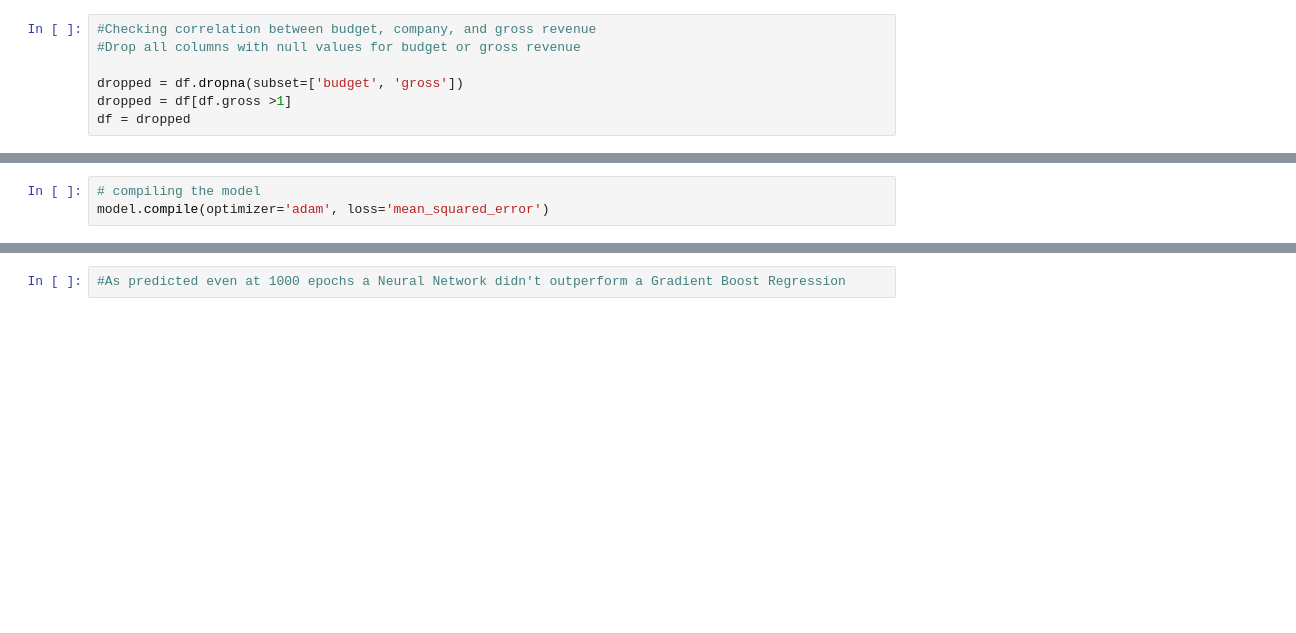
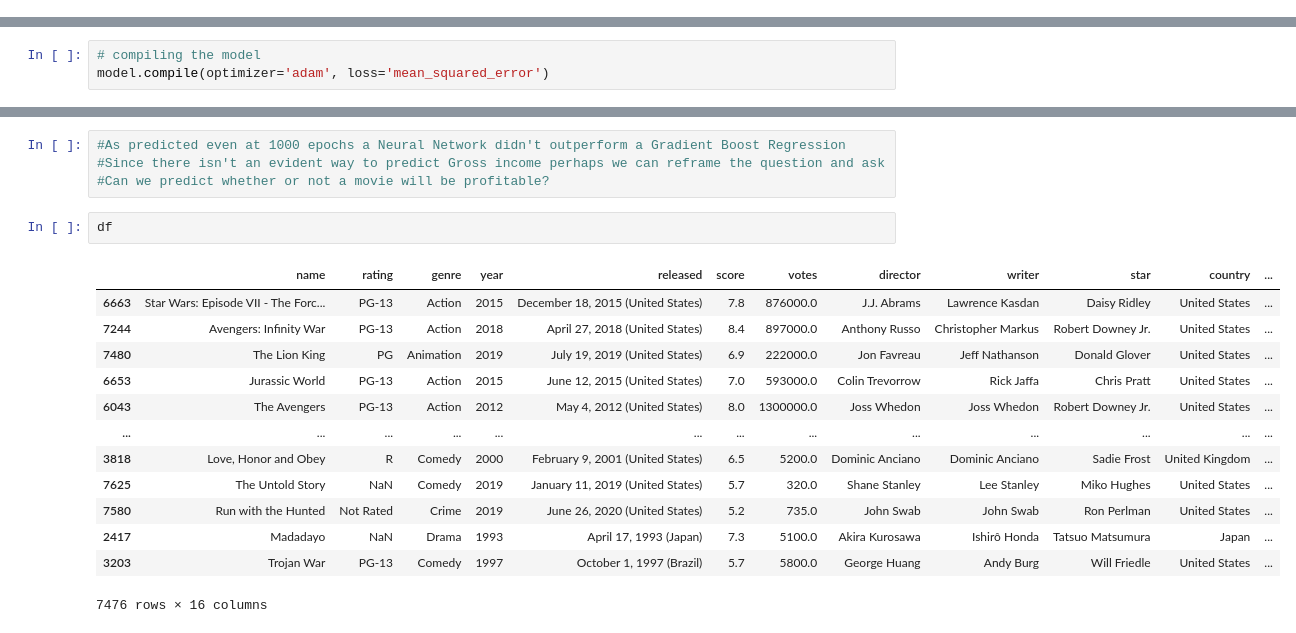
Before and after one commit to TrustyBeard/Python-Correlation, a Jupyter notebook: Python Code.ipynb, the cells around one changed output, grey strips where cells are left out. Cells and saved outputs as stored; diff of their text form; blank space fills up the shorter version.

```diff
--- a/Python Code.ipynb
+++ b/Python Code.ipynb
@@ -157,10 +152,3 @@ df.head()
-# %%
-#Checking correlation between budget, company, and gross revenue
-#Drop all columns with null values for budget or gross revenue
-
-dropped = df.dropna(subset=['budget', 'gross'])
-dropped = df[df.gross >1]
-df = dropped
 # %%
 #Scatter plot with budget and gross
 
@@ -473,2 +450,20 @@ MAE:  40131658.762389354
 # %%
 #As predicted even at 1000 epochs a Neural Network didn't outperform a Gradient Boost Regression
+#Since there isn't an evident way to predict Gross income perhaps we can reframe the question and ask
+#Can we predict whether or not a movie will be profitable?
+# %%
+df
+# %% [output]
+|  | name | rating | genre | year | released | score | votes | director | writer | star | country | ... |
+| 6663 | Star Wars: Episode VII - The Forc... | PG-13 | Action | 2015 | December 18, 2015 (United States) | 7.8 | 876000.0 | J.J. Abrams | Lawrence Kasdan | Daisy Ridley | United States | ... |
+| 7244 | Avengers: Infinity War | PG-13 | Action | 2018 | April 27, 2018 (United States) | 8.4 | 897000.0 | Anthony Russo | Christopher Markus | Robert Downey Jr. | United States | ... |
+| 7480 | The Lion King | PG | Animation | 2019 | July 19, 2019 (United States) | 6.9 | 222000.0 | Jon Favreau | Jeff Nathanson | Donald Glover | United States | ... |
+| 6653 | Jurassic World | PG-13 | Action | 2015 | June 12, 2015 (United States) | 7.0 | 593000.0 | Colin Trevorrow | Rick Jaffa | Chris Pratt | United States | ... |
+| 6043 | The Avengers | PG-13 | Action | 2012 | May 4, 2012 (United States) | 8.0 | 1300000.0 | Joss Whedon | Joss Whedon | Robert Downey Jr. | United States | ... |
+| ... | ... | ... | ... | ... | ... | ... | ... | ... | ... | ... | ... | ... |
+| 3818 | Love, Honor and Obey | R | Comedy | 2000 | February 9, 2001 (United States) | 6.5 | 5200.0 | Dominic Anciano | Dominic Anciano | Sadie Frost | United Kingdom | ... |
+| 7625 | The Untold Story | NaN | Comedy | 2019 | January 11, 2019 (United States) | 5.7 | 320.0 | Shane Stanley | Lee Stanley | Miko Hughes | United States | ... |
+| 7580 | Run with the Hunted | Not Rated | Crime | 2019 | June 26, 2020 (United States) | 5.2 | 735.0 | John Swab | John Swab | Ron Perlman | United States | ... |
+| 2417 | Madadayo | NaN | Drama | 1993 | April 17, 1993 (Japan) | 7.3 | 5100.0 | Akira Kurosawa | Ishirô Honda | Tatsuo Matsumura | Japan | ... |
+| 3203 | Trojan War | PG-13 | Comedy | 1997 | October 1, 1997 (Brazil) | 5.7 | 5800.0 | George Huang | Andy Burg | Will Friedle | United States | ... |
+7476 rows × 16 columns
```
Also changed, not shown: parts of 14 cells of this notebook.
